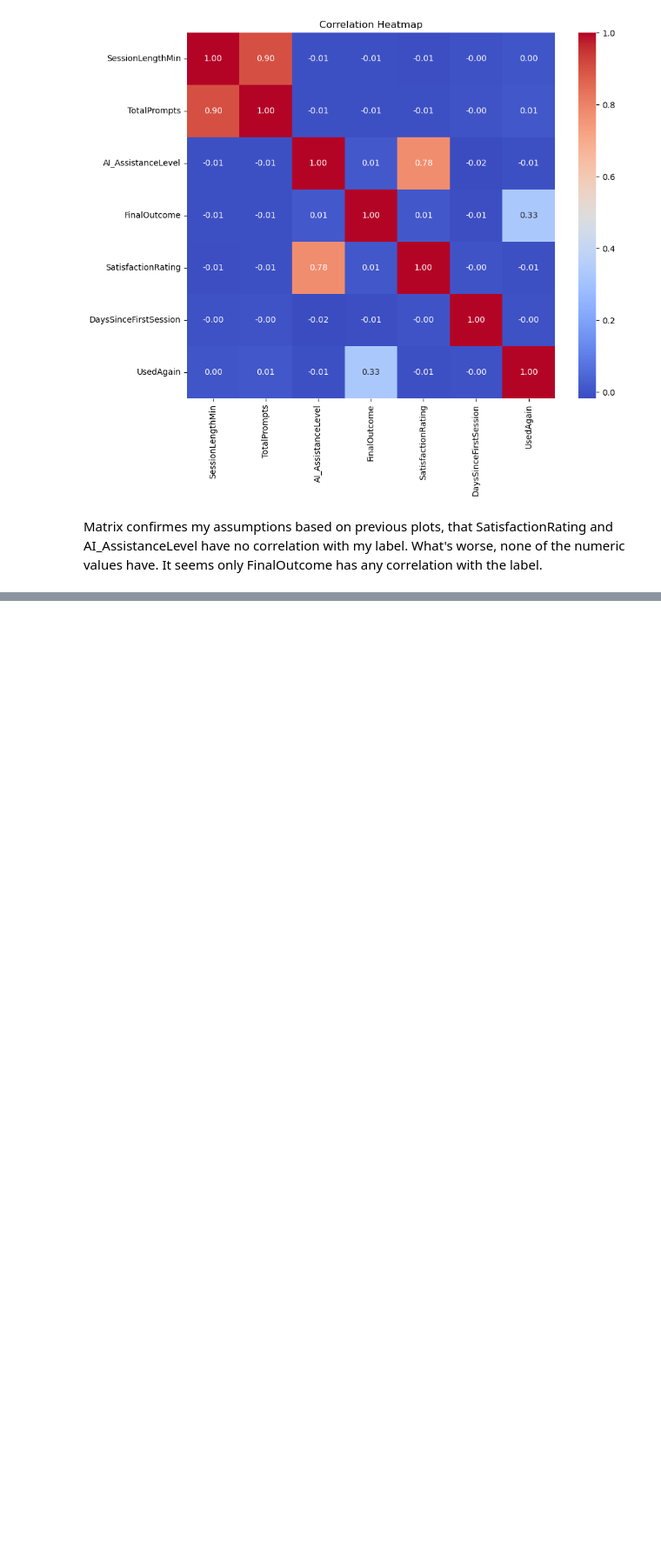
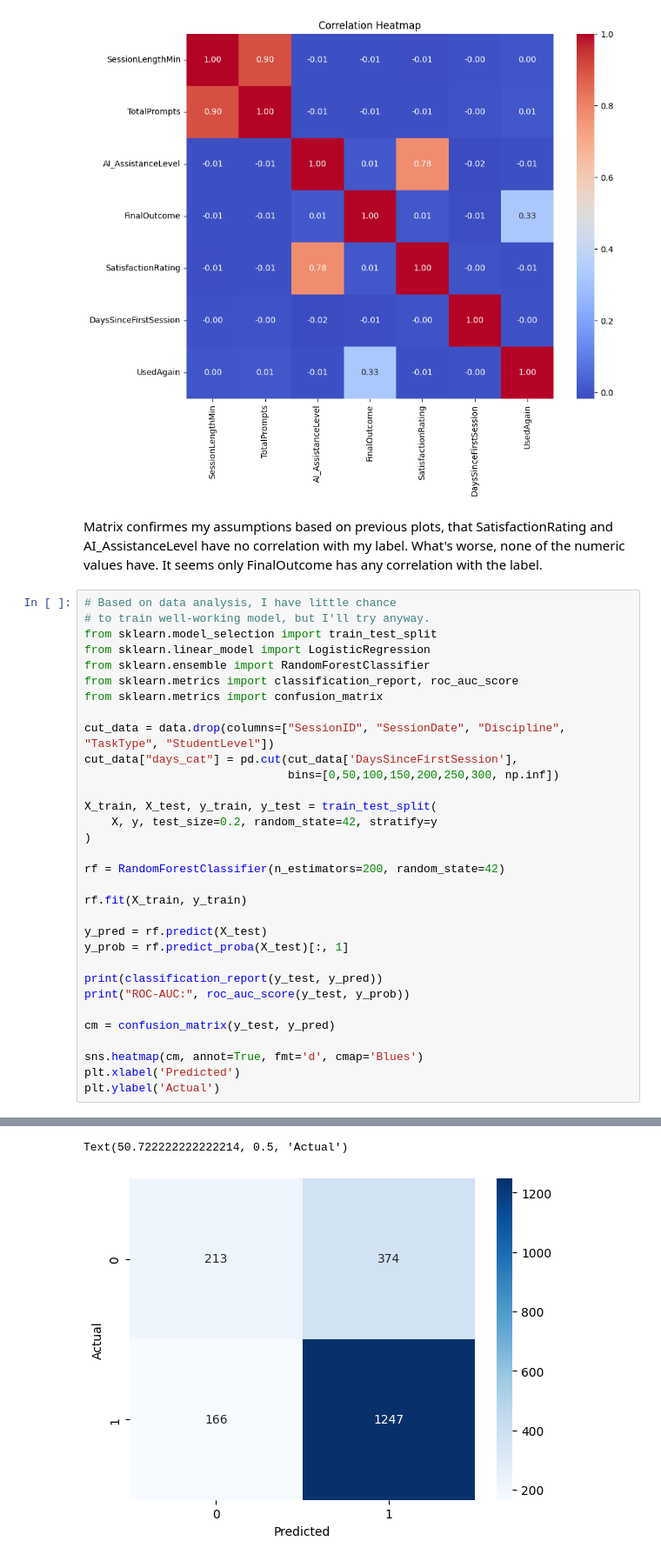
Before and after one commit to szwoloszyn/student-ai-usage-prediction, a Jupyter notebook: model.ipynb, the cells around one changed output, grey strips where cells are left out. Shown at 87% size. Drawn from its saved outputs; the diff is of its cells as text; blank space fills up the shorter version.

Commit message:
training first model

```diff
--- a/model.ipynb
+++ b/model.ipynb
@@ -114,3 +115,36 @@ Text(0.5, 1.0, 'Correlation Heatmap')
 [figure]
 # %% [markdown]
 Matrix confirmes my assumptions based on previous plots, that SatisfactionRating and AI_AssistanceLevel have no correlation with my label. What's worse, none of the numeric values have. It seems only FinalOutcome has any correlation with the label.
+# %%
+# Based on data analysis, I have little chance
+# to train well-working model, but I'll try anyway.
+from sklearn.model_selection import train_test_split
+from sklearn.linear_model import LogisticRegression
+from sklearn.ensemble import RandomForestClassifier
+from sklearn.metrics import classification_report, roc_auc_score
+from sklearn.metrics import confusion_matrix
+
+cut_data = data.drop(columns=["SessionID", "SessionDate", "Discipline", "TaskType", "StudentLevel"])
+cut_data["days_cat"] = pd.cut(cut_data['DaysSinceFirstSession'],
+                              bins=[0,50,100,150,200,250,300, np.inf])
+
+X_train, X_test, y_train, y_test = train_test_split(
+    X, y, test_size=0.2, random_state=42, stratify=y
+)
+
+rf = RandomForestClassifier(n_estimators=200, random_state=42)
+
+rf.fit(X_train, y_train)
+
+y_pred = rf.predict(X_test)
+y_prob = rf.predict_proba(X_test)[:, 1]
+
+print(classification_report(y_test, y_pred))
+print("ROC-AUC:", roc_auc_score(y_test, y_prob))
+
+cm = confusion_matrix(y_test, y_pred)
+
+sns.heatmap(cm, annot=True, fmt='d', cmap='Blues')
+plt.xlabel('Predicted')
+plt.ylabel('Actual')
+# %% [output]
@@ -116,0 +161,2 @@ Matrix confirmes my assumptions based on previous plots, that SatisfactionRating
+Text(50.722222222222214, 0.5, 'Actual')
+[figure, added]
```
Also changed, not shown: parts of 2 cells of this notebook, 2 other files.
